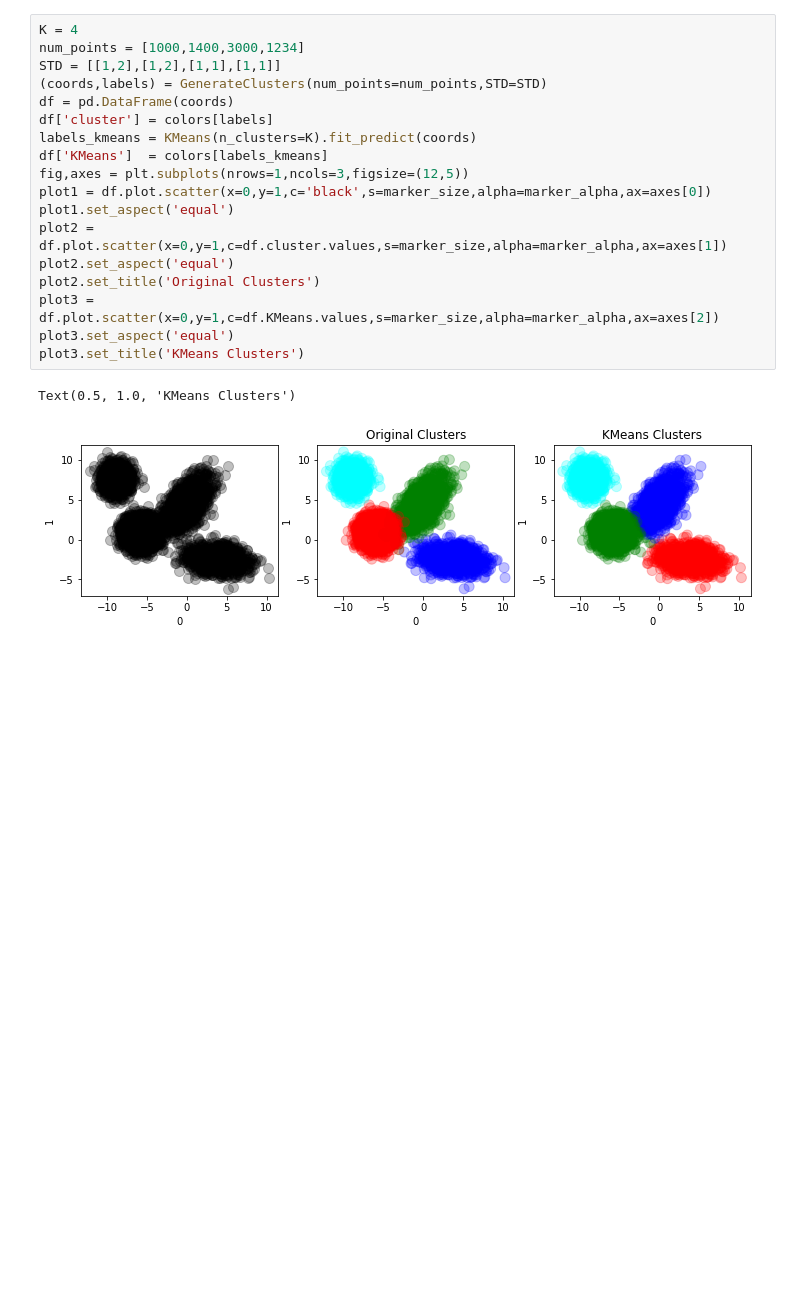
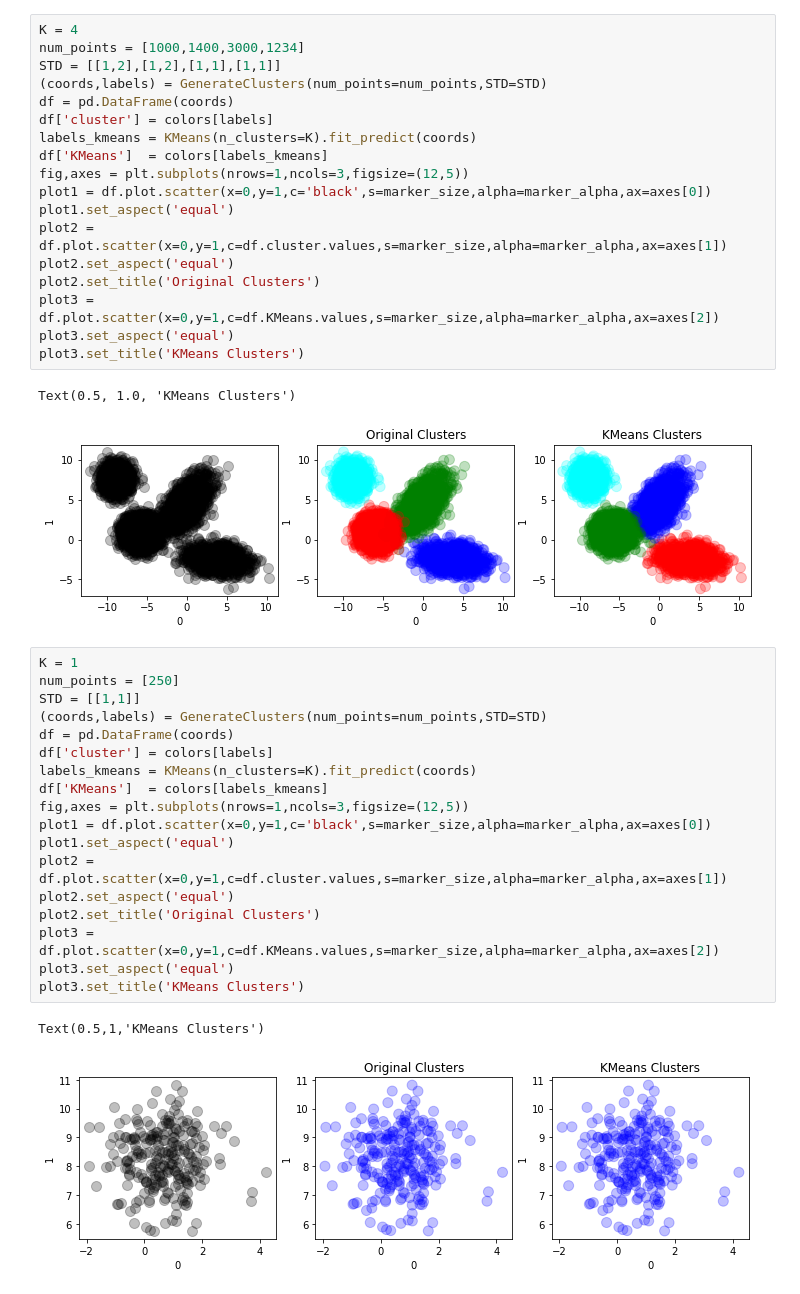
Before and after one commit to wongaz/ClusteringThesis, a Jupyter notebook: Clustering_Notebooks/Data/SmartClusters.ipynb, the cells around one changed output. Cells and saved outputs as stored; diff of their text form; blank space fills up the shorter version.

```diff
--- a/Clustering_Notebooks/Data/SmartClusters.ipynb
+++ b/Clustering_Notebooks/Data/SmartClusters.ipynb
@@ -196,3 +196,24 @@ plot3.set_title('KMeans Clusters')
 # %% [output]
 Text(0.5, 1.0, 'KMeans Clusters')
 [figure]
+# %%
+K = 1
+num_points = [250]
+STD = [[1,1]]
+(coords,labels) = GenerateClusters(num_points=num_points,STD=STD)
+df = pd.DataFrame(coords)
+df['cluster'] = colors[labels]
+labels_kmeans = KMeans(n_clusters=K).fit_predict(coords)
+df['KMeans']  = colors[labels_kmeans]
+fig,axes = plt.subplots(nrows=1,ncols=3,figsize=(12,5))
+plot1 = df.plot.scatter(x=0,y=1,c='black',s=marker_size,alpha=marker_alpha,ax=axes[0])
+plot1.set_aspect('equal')
+plot2 = df.plot.scatter(x=0,y=1,c=df.cluster.values,s=marker_size,alpha=marker_alpha,ax=axes[1])
+plot2.set_aspect('equal')
+plot2.set_title('Original Clusters')
+plot3 = df.plot.scatter(x=0,y=1,c=df.KMeans.values,s=marker_size,alpha=marker_alpha,ax=axes[2])
+plot3.set_aspect('equal')
+plot3.set_title('KMeans Clusters')
+# %% [output]
+Text(0.5,1,'KMeans Clusters')
+[figure, added]
```
Also changed, not shown: parts of 3 cells of this notebook, 13 other files.
